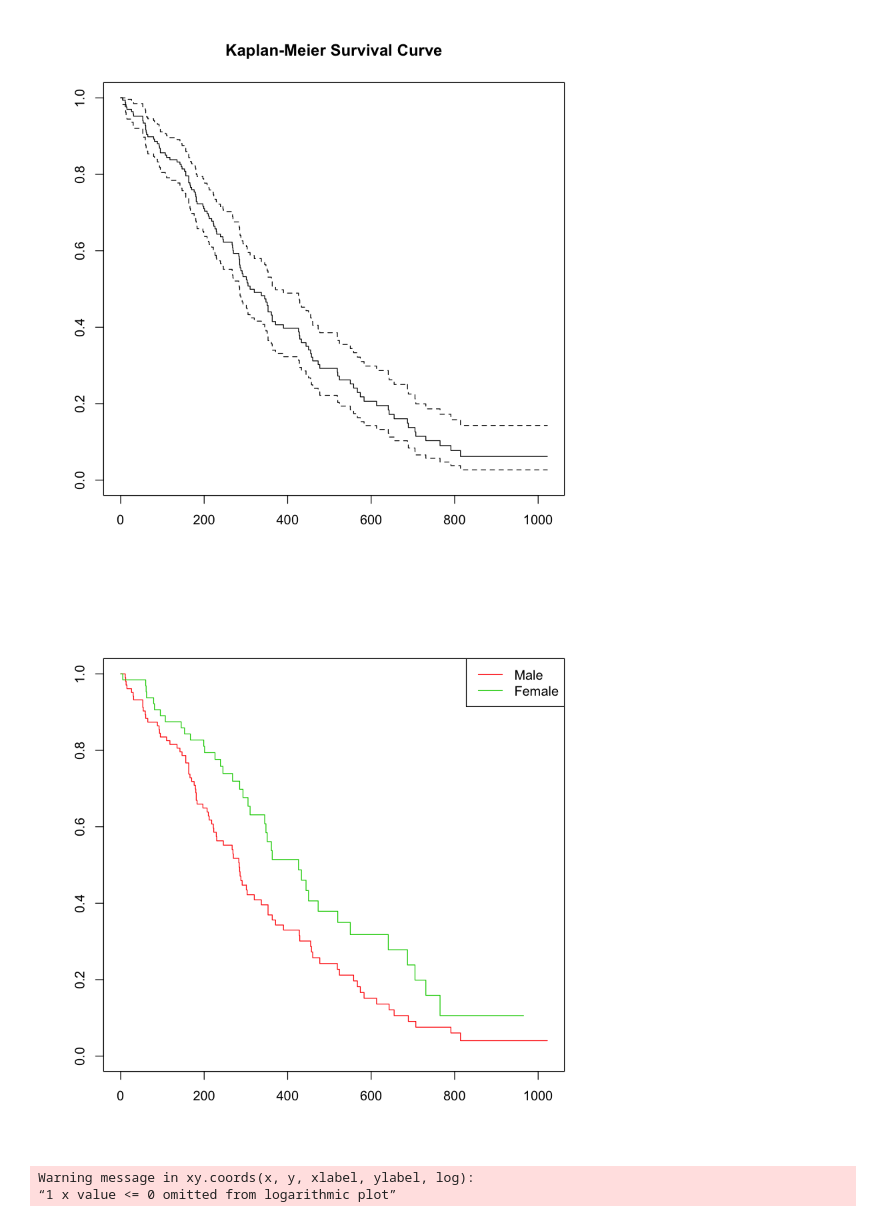
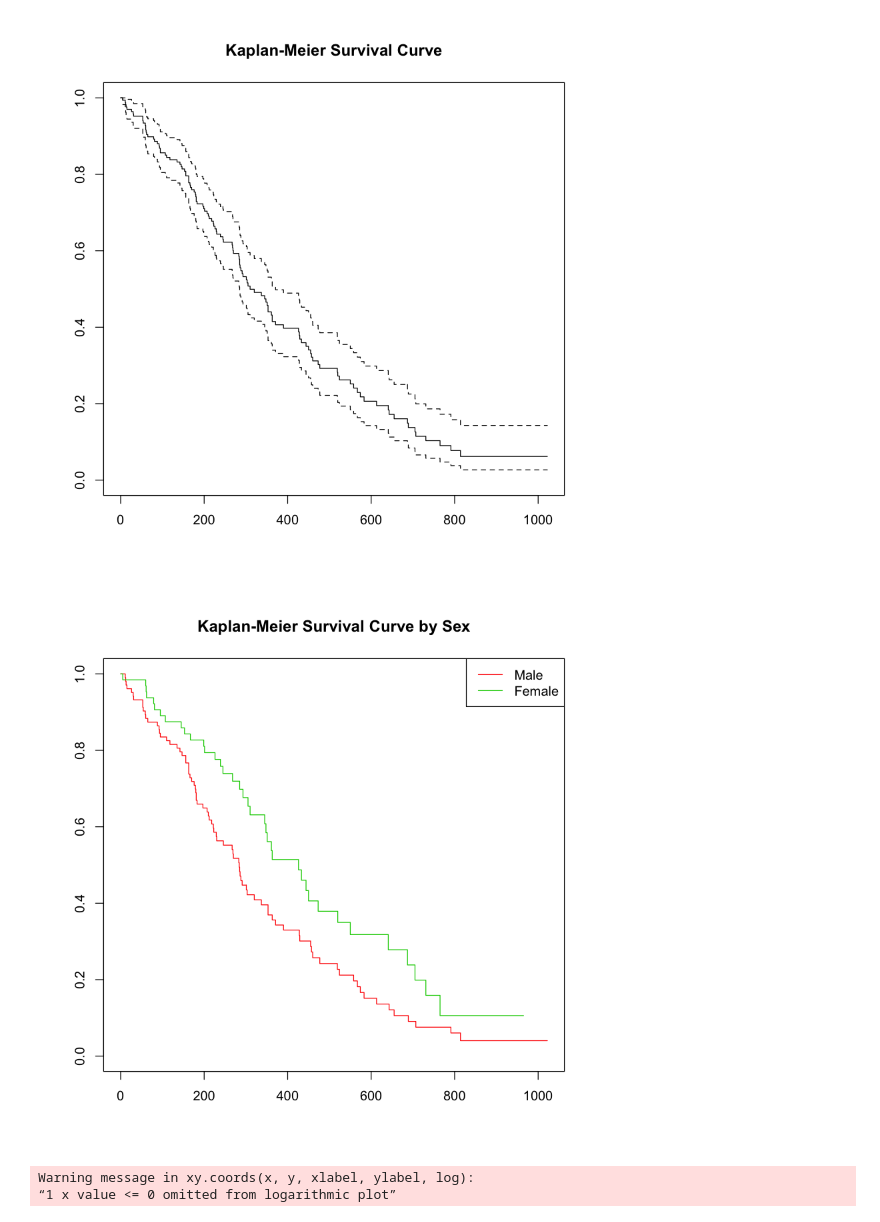
Before and after one commit to ly129/EPIB613_2019, a Jupyter notebook: Lecture12.ipynb, the cells around one changed output. Saved outputs shown, nothing was run; the diff lists cells and outputs as text; code cells hidden in the pictures.

```diff
--- a/Lecture12.ipynb
+++ b/Lecture12.ipynb
@@ -160,10 +164,10 @@ plot(km, conf.int = T, main = "Kaplan-Meier Survival Curve")
 [figure]
 # %%
 km.sex <- survfit(Surv(time, status)~sex, conf.int = 0.95, data = lung)
-plot(km.sex, col = 2:3)
+plot(km.sex, col = 2:3, main = "Kaplan-Meier Survival Curve by Sex")
 legend("topright", legend=c("Male", "Female"), col=2:3, lty=c(1,1))
 # %% [output]
-[figure, old version]
+[figure, new version]
 # %%
 # Complementary log-log plot is used to check assumptions visually
 # If parallel, proportional hazard assumption holds -> Cox Model (Section 12.2.3)
```
Also changed, not shown: parts of 3 cells of this notebook, 2 other files.
